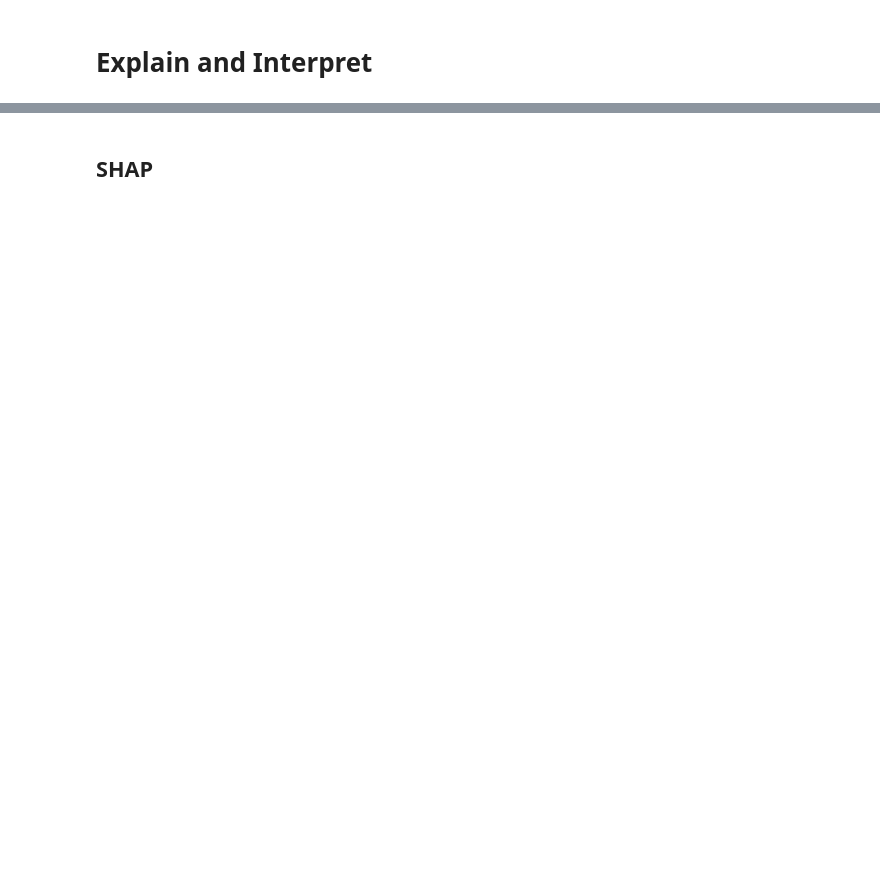
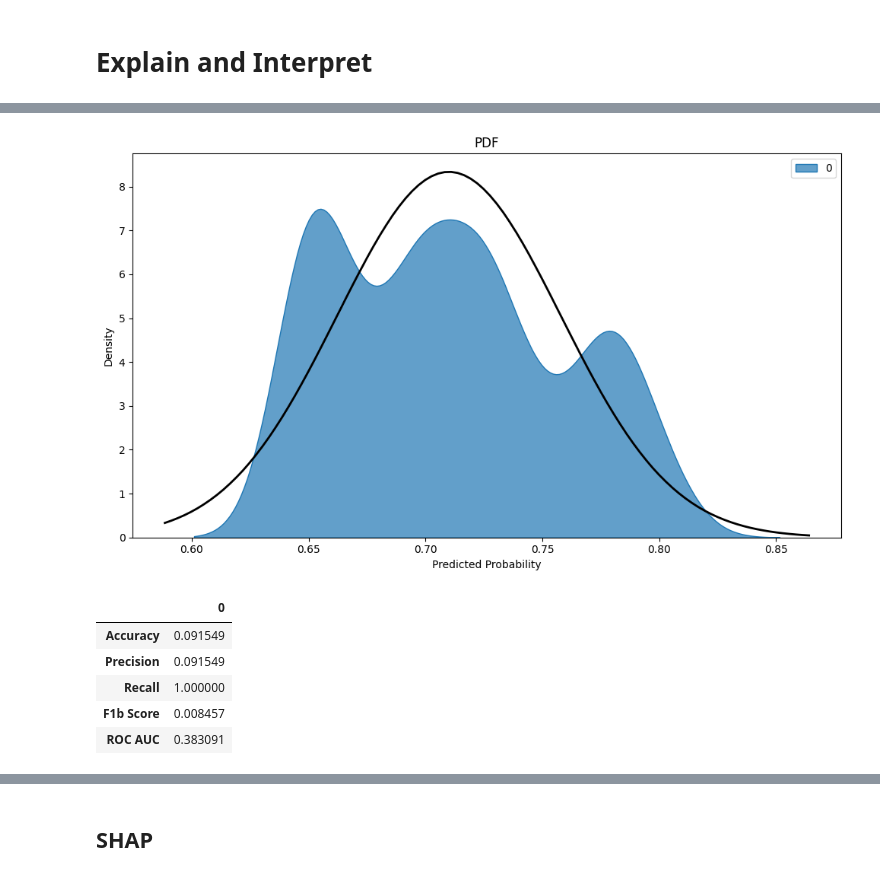
Before and after one commit to adamd1985/intra_day_futures_arb, a Jupyter notebook: cnn_algo.ipynb, the cells around one changed output, grey strips where cells are left out. Drawn from its saved outputs; the diff is of its cells as text; code cells hidden in the pictures; blank space fills up the shorter version.

Commit message:
model

```diff
--- a/cnn_algo.ipynb
+++ b/cnn_algo.ipynb
@@ -589,7 +589,7 @@ LEARN_RATE_MIN = 1e-5
 ALPHA = CLASS_WEIGHTS[1] / (CLASS_WEIGHTS[0] + CLASS_WEIGHTS[1])
 GAMMA = 2.
 
-PURGE = True
+PURGE = False
 if PURGE:
     # Remove tensorboard logs and other training artefacts for a fresh loop.
     shutil.rmtree(LOG_BASEPATH, ignore_errors=True)
@@ -783,6 +780,7 @@ from sklearn.metrics import accuracy_score, precision_score, recall_score, fbeta
 def print_metrics_and_distribution(model, data, labels):
     ypred_proba = model.predict(data)
     pred = (ypred_proba > 0.5).astype(int)
+
     metrics = {
         "Accuracy": accuracy_score(labels.flatten(), pred.flatten()),
         "Precision": precision_score(labels.flatten(), pred.flatten()),
@@ -814,6 +812,7 @@ def print_metrics_and_distribution(model, data, labels):
 
     return metrics_df
 
-sample_val = val_agri_ts[0]
-metrics_df = print_metrics_and_distribution(model, sample_val[FEATURES].values, sample_val[META_LABEL].values)
-print(metrics_df)
+test_data, test_labels = prepare_windows(val_agri_ts[0][FEATURES], val_agri_ts[0][META_LABEL], window_size=WINDOW)
+metrics_df = print_metrics_and_distribution(model, test_data, test_labels)
+metrics_df
+# %% [output]
@@ -820,3 +823,10 @@ print(metrics_df)
+[figure, added]
+|  | 0 |
+| Accuracy | 0.091549 |
+| Precision | 0.091549 |
+| Recall | 1.000000 |
+| F1b Score | 0.008457 |
+| ROC AUC | 0.383091 |
 # %%
 import seaborn as sns
 
```
Also changed, not shown: parts of 10 cells of this notebook.
